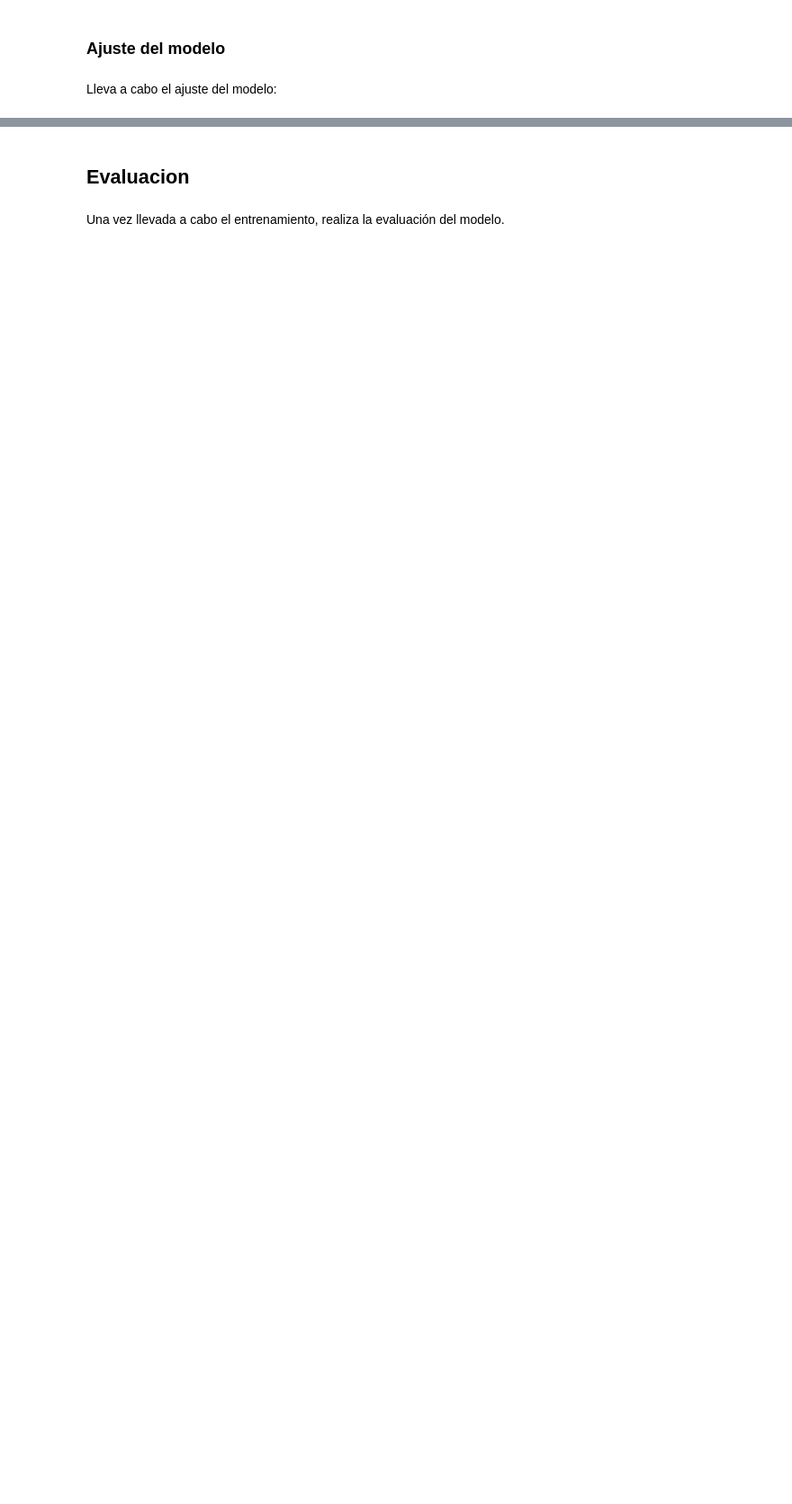
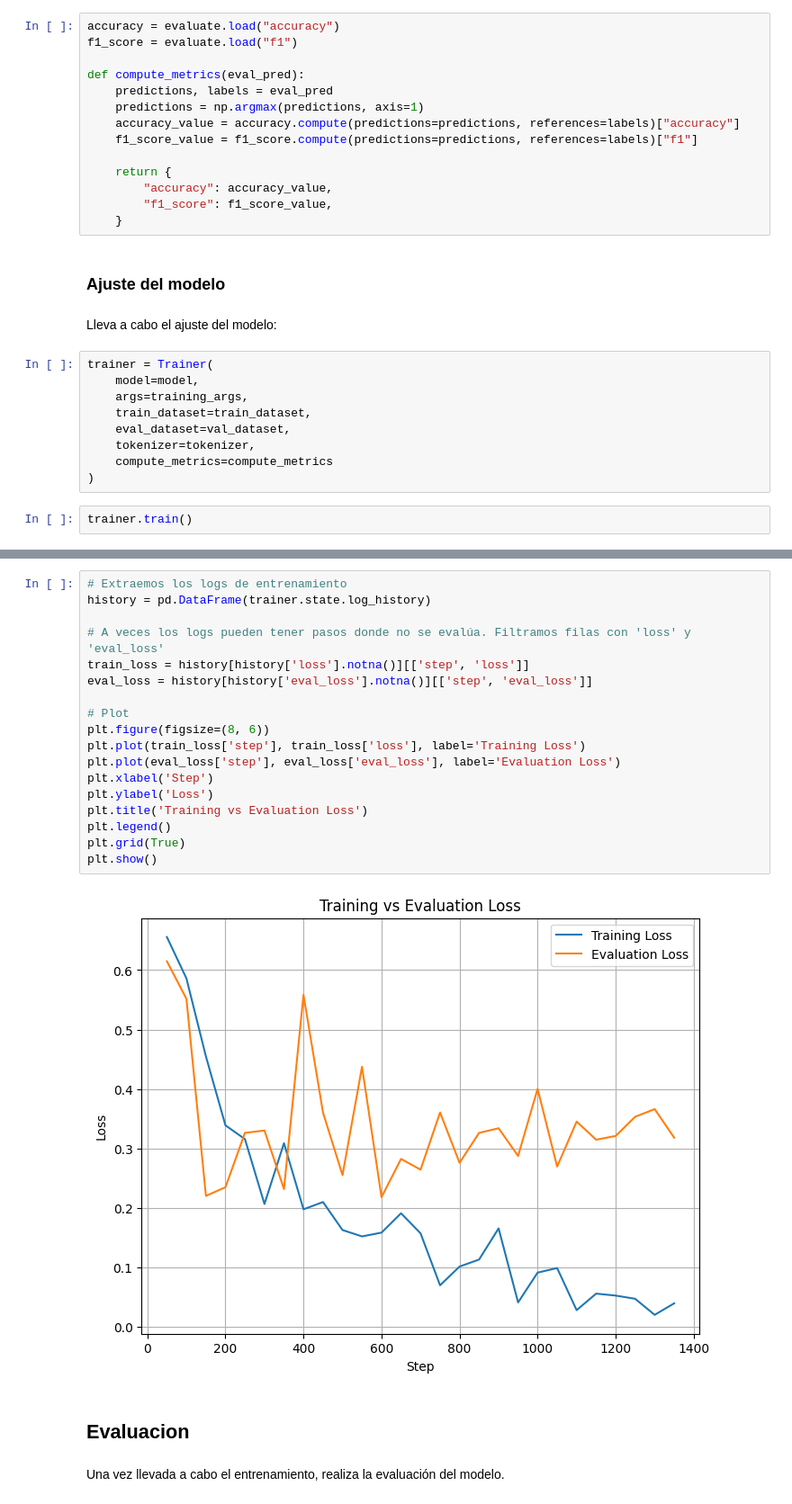
Before and after one commit to Fabio2394/text_mining, a Jupyter notebook: Ejercicio1_clasificacion_alumno.ipynb, the cells around one changed output, grey strips where cells are left out. Shown at 90% size. Drawn from its saved outputs; the diff is of its cells as text; blank space fills up the shorter version.

```diff
--- a/Ejercicio1_clasificacion_alumno.ipynb
+++ b/Ejercicio1_clasificacion_alumno.ipynb
@@ -419,7 +462,32 @@ training_args = TrainingArguments(
 ### Métricas de evaluación
 # %% [markdown]
 Define las métricas de evaluación
+# %%
+accuracy = evaluate.load("accuracy")
+f1_score = evaluate.load("f1")
+
+def compute_metrics(eval_pred):
+    predictions, labels = eval_pred
+    predictions = np.argmax(predictions, axis=1)
+    accuracy_value = accuracy.compute(predictions=predictions, references=labels)["accuracy"]
+    f1_score_value = f1_score.compute(predictions=predictions, references=labels)["f1"]
+
+    return {
+        "accuracy": accuracy_value,
+        "f1_score": f1_score_value,
+    }
 # %% [markdown]
 ### Ajuste del modelo
 # %% [markdown]
 Lleva a cabo el ajuste del modelo:
+# %%
+trainer = Trainer(
+    model=model,
+    args=training_args,
+    train_dataset=train_dataset,
+    eval_dataset=val_dataset,
+    tokenizer=tokenizer,
+    compute_metrics=compute_metrics
+)
+# %%
+trainer.train()
@@ -426,3 +539,23 @@ Lleva a cabo el ajuste del modelo:
+# %%
+# Extraemos los logs de entrenamiento
+history = pd.DataFrame(trainer.state.log_history)
+
+# A veces los logs pueden tener pasos donde no se evalúa. Filtramos filas con 'loss' y 'eval_loss'
+train_loss = history[history['loss'].notna()][['step', 'loss']]
+eval_loss = history[history['eval_loss'].notna()][['step', 'eval_loss']]
+
+# Plot
+plt.figure(figsize=(8, 6))
+plt.plot(train_loss['step'], train_loss['loss'], label='Training Loss')
+plt.plot(eval_loss['step'], eval_loss['eval_loss'], label='Evaluation Loss')
+plt.xlabel('Step')
+plt.ylabel('Loss')
+plt.title('Training vs Evaluation Loss')
+plt.legend()
+plt.grid(True)
+plt.show()
+# %% [output]
+[figure, added]
 # %% [markdown]
 ## Evaluacion
 # %% [markdown]
```
Also changed, not shown: parts of 24 cells of this notebook.
